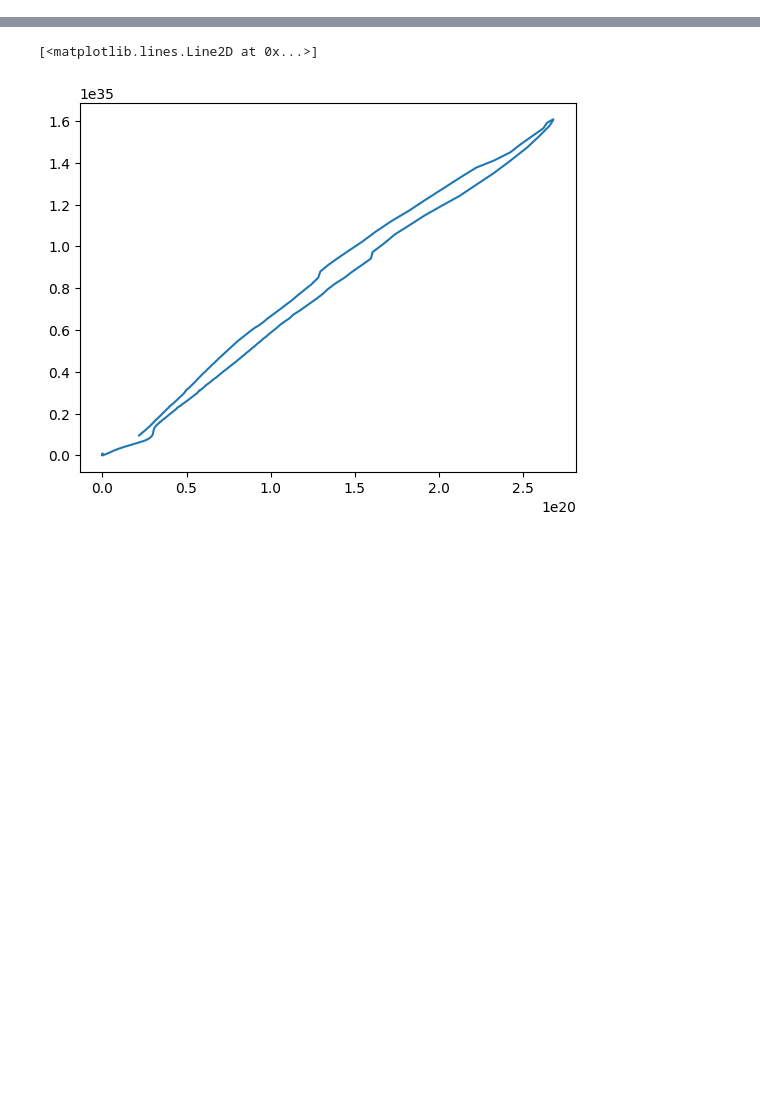
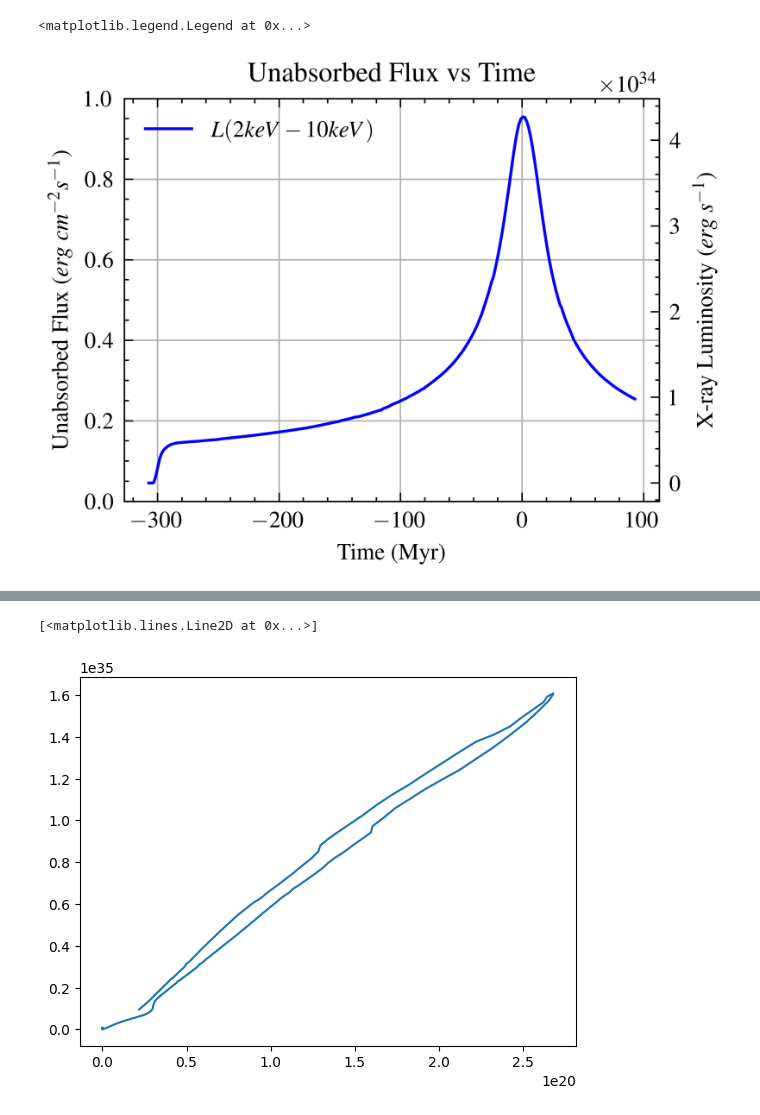
Before and after one commit to tjones8620/binary_star_scripts, a Jupyter notebook: xray-luminosity/luminosity.ipynb, the cells around one changed output, grey strips where cells are left out. Drawn from its saved outputs; the diff is of its cells as text; code cells hidden in the pictures; blank space fills up the shorter version.

```diff
--- a/xray-luminosity/luminosity.ipynb
+++ b/xray-luminosity/luminosity.ipynb
@@ -57 +85,24 @@ df.head()
+# %%
+fig, ax1 = plt.subplots()
+
+plt.title("Unabsorbed Flux vs Time")
+ax1.set_xlabel('Time (Myr)')
+ax1.set_ylabel('Unabsorbed Flux ($erg$ $cm^{-2}$$s^{-1}$)')
+
+ax1.grid(True)
+
+ax2 = ax1.twinx()  # create a second axes that shares the same x-axis
+
+daysec = 24 * 60 * 60
+
+x = df['time [d]']-307.16
+y = df['L(2keV < E < 10keV)'] #/max(df['L(2keV < E < 10keV)'])
+
+ax2.plot(x, y, color='blue', linestyle='solid', label='$L(2keV - 10keV)$')
+
+ax2.set_ylabel('X-ray Luminosity ($erg$ $s^{-1}$)')
+ax2.legend(loc='upper left', ncol=2, framealpha=1)
+# %% [output]
+<matplotlib.legend.Legend at 0x...>
+[figure, added]
 # %%
```
Also changed, not shown: parts of 5 cells of this notebook, 2 other files.
